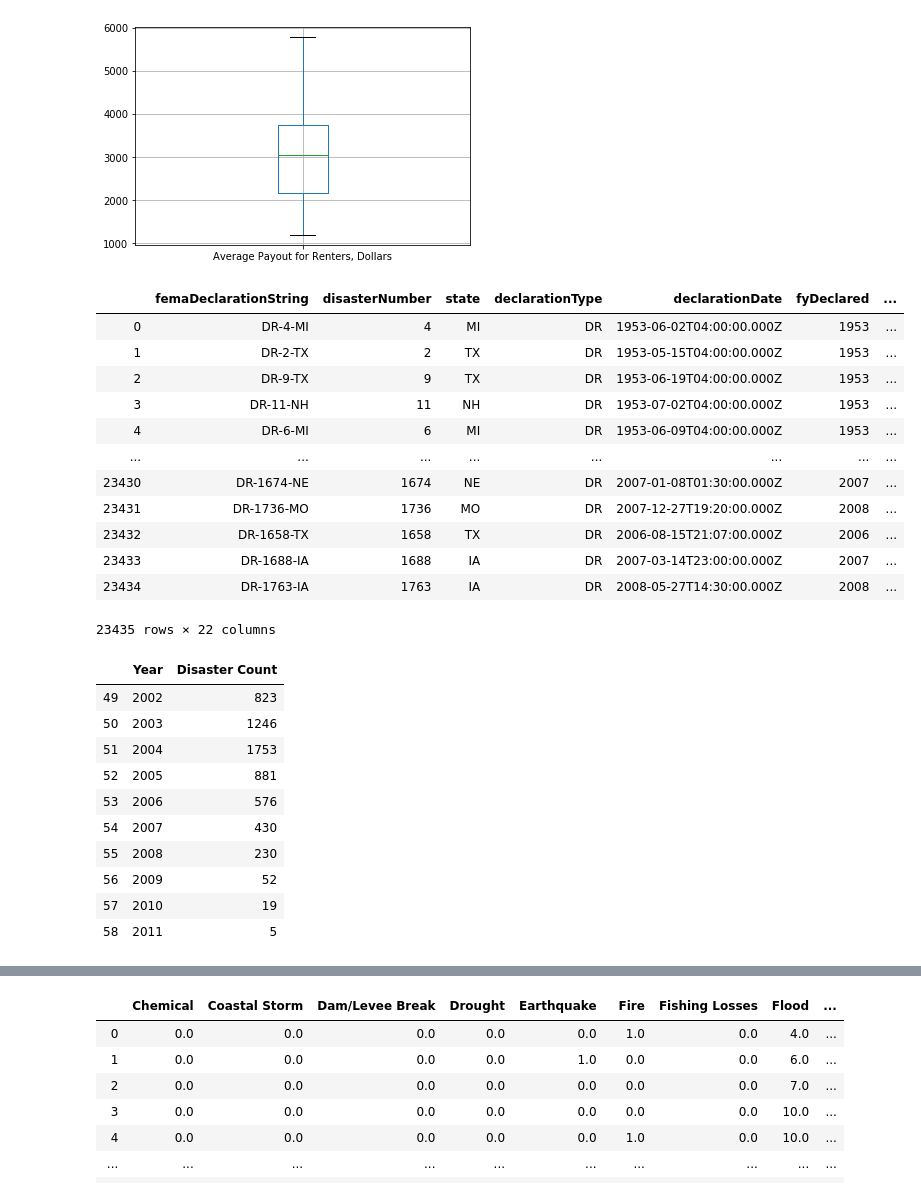
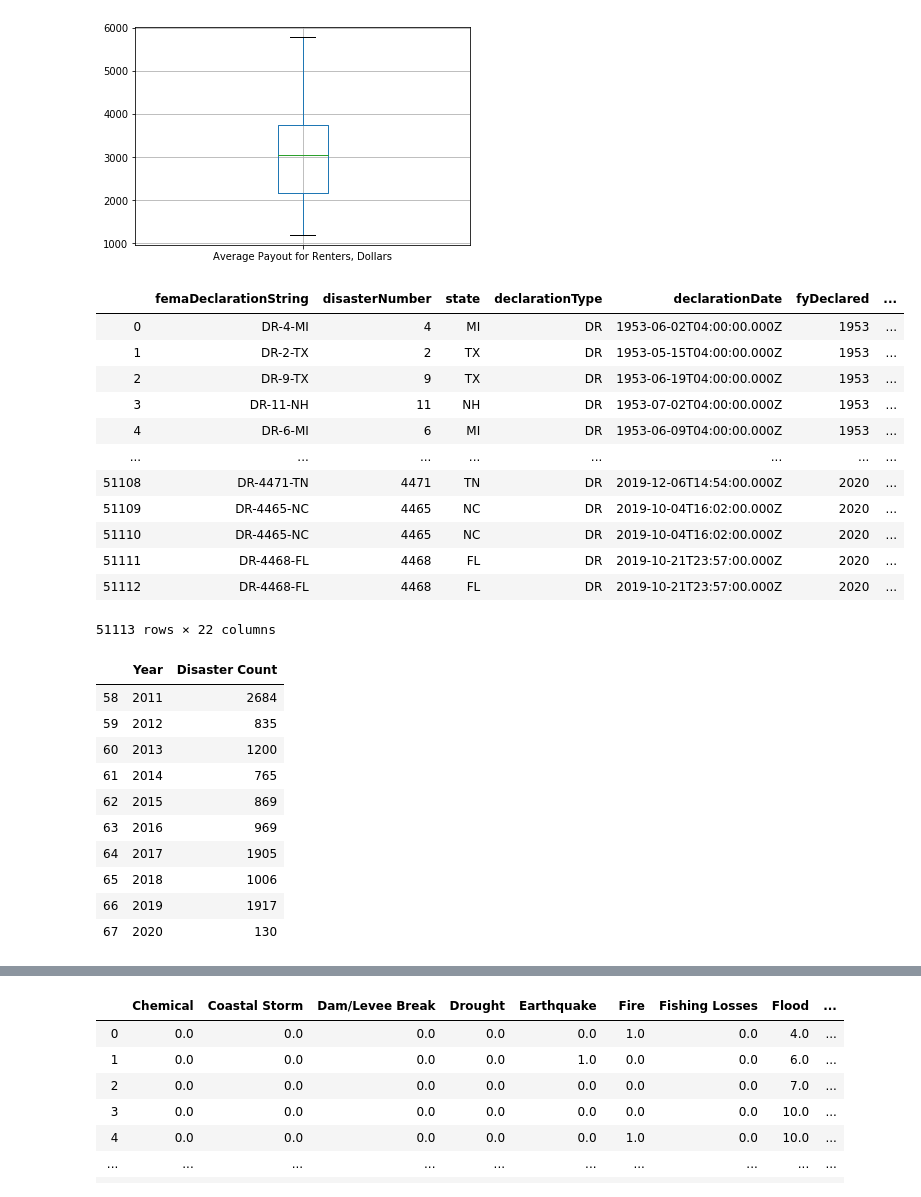
Before and after one commit to bandipara/fema_analytics, a Jupyter notebook: FEMA analytics final data cleanup.ipynb, the cells around one changed output, grey strips where cells are left out. Drawn from its saved outputs; the diff is of its cells as text; code cells hidden in the pictures.

```diff
--- a/FEMA analytics final data cleanup.ipynb
+++ b/FEMA analytics final data cleanup.ipynb
@@ -352,22 +352,22 @@ plt.savefig('./output_visual/Renter Boxplot')
 # Visualization Set 4: Disasters Over Time
 # %%
 #Read in the csv dataset
-disasters_data = pd.read_csv('./interim_data/summaries.csv')
+disasters_data = pd.read_csv('./start_data/DisasterDeclarationsSummaries.csv')
 disasters_data
 # %% [output]
 |  | femaDeclarationString | disasterNumber | state | declarationType | declarationDate | fyDeclared | ... |
 | 0 | DR-4-MI | 4 | MI | DR | 1953-06-02T04:00:00.000Z | 1953 | ... |
 | 1 | DR-2-TX | 2 | TX | DR | 1953-05-15T04:00:00.000Z | 1953 | ... |
 | 2 | DR-9-TX | 9 | TX | DR | 1953-06-19T04:00:00.000Z | 1953 | ... |
 | 3 | DR-11-NH | 11 | NH | DR | 1953-07-02T04:00:00.000Z | 1953 | ... |
 | 4 | DR-6-MI | 6 | MI | DR | 1953-06-09T04:00:00.000Z | 1953 | ... |
 | ... | ... | ... | ... | ... | ... | ... | ... |
-| 23430 | DR-1674-NE | 1674 | NE | DR | 2007-01-08T01:30:00.000Z | 2007 | ... |
-| 23431 | DR-1736-MO | 1736 | MO | DR | 2007-12-27T19:20:00.000Z | 2008 | ... |
-| 23432 | DR-1658-TX | 1658 | TX | DR | 2006-08-15T21:07:00.000Z | 2006 | ... |
-| 23433 | DR-1688-IA | 1688 | IA | DR | 2007-03-14T23:00:00.000Z | 2007 | ... |
-| 23434 | DR-1763-IA | 1763 | IA | DR | 2008-05-27T14:30:00.000Z | 2008 | ... |
+| 51108 | DR-4471-TN | 4471 | TN | DR | 2019-12-06T14:54:00.000Z | 2020 | ... |
+| 51109 | DR-4465-NC | 4465 | NC | DR | 2019-10-04T16:02:00.000Z | 2020 | ... |
+| 51110 | DR-4465-NC | 4465 | NC | DR | 2019-10-04T16:02:00.000Z | 2020 | ... |
+| 51111 | DR-4468-FL | 4468 | FL | DR | 2019-10-21T23:57:00.000Z | 2020 | ... |
+| 51112 | DR-4468-FL | 4468 | FL | DR | 2019-10-21T23:57:00.000Z | 2020 | ... |
-23435 rows × 22 columns
+51113 rows × 22 columns
 # %%
 #Create a count of disasters by year using value_count and
 b = disasters_data['fyDeclared']
@@ -378,16 +378,16 @@ disaster_count = disaster_count.sort_values(['Year']).reset_index().drop(['index
 disaster_count.tail(10)
 # %% [output]
 |  | Year | Disaster Count |
-| 49 | 2002 | 823 |
-| 50 | 2003 | 1246 |
-| 51 | 2004 | 1753 |
-| 52 | 2005 | 881 |
-| 53 | 2006 | 576 |
-| 54 | 2007 | 430 |
-| 55 | 2008 | 230 |
-| 56 | 2009 | 52 |
-| 57 | 2010 | 19 |
-| 58 | 2011 | 5 |
+| 58 | 2011 | 2684 |
+| 59 | 2012 | 835 |
+| 60 | 2013 | 1200 |
+| 61 | 2014 | 765 |
+| 62 | 2015 | 869 |
+| 63 | 2016 | 969 |
+| 64 | 2017 | 1905 |
+| 65 | 2018 | 1006 |
+| 66 | 2019 | 1917 |
+| 67 | 2020 | 130 |
 # %%
 #Create Linear Regression Line
 da_slope, da_int, da_r, da_p, da_std_err = stats.linregress(disaster_count['Year'], disaster_count['Disaster Count'])
```
Also changed, not shown: parts of 6 cells of this notebook, 1 other file.
